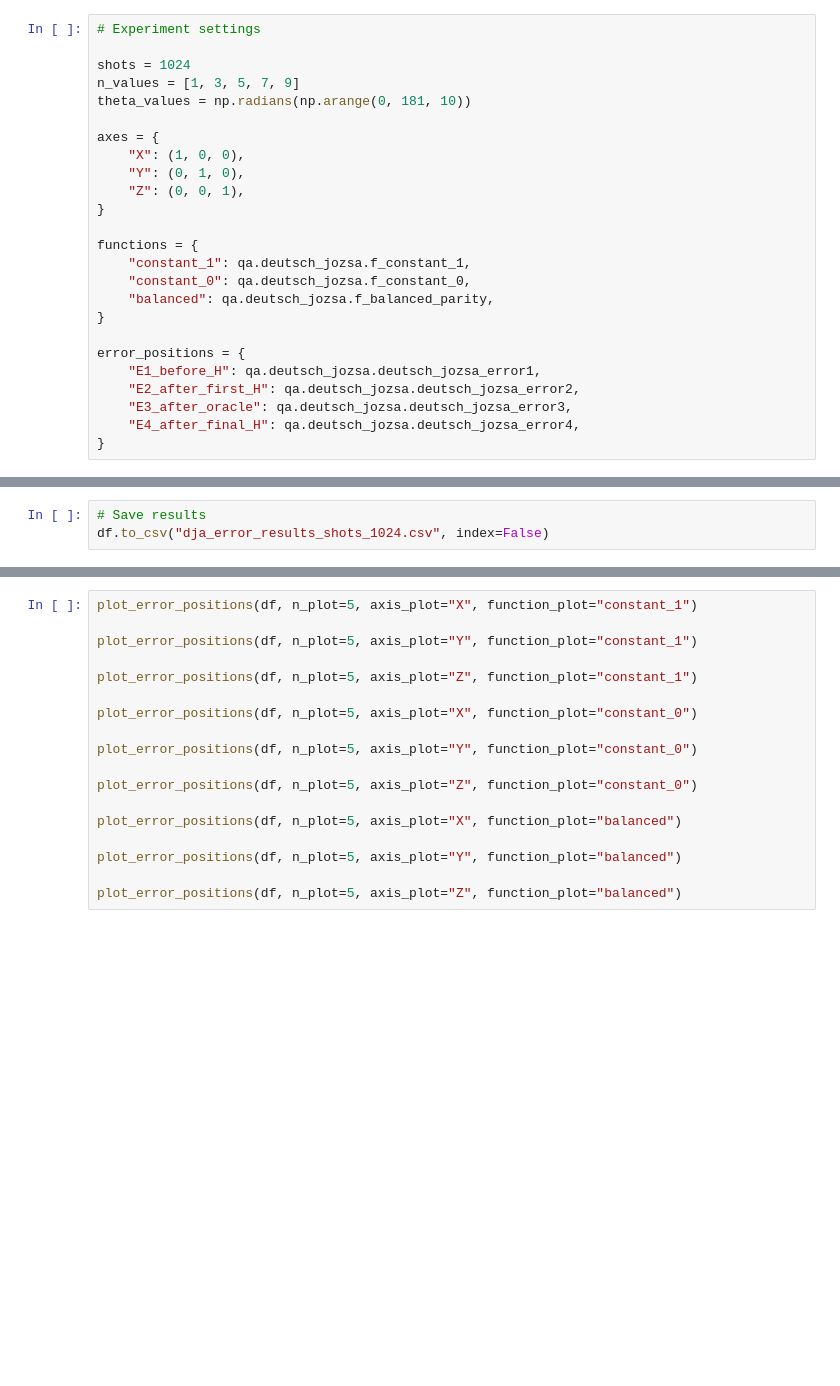
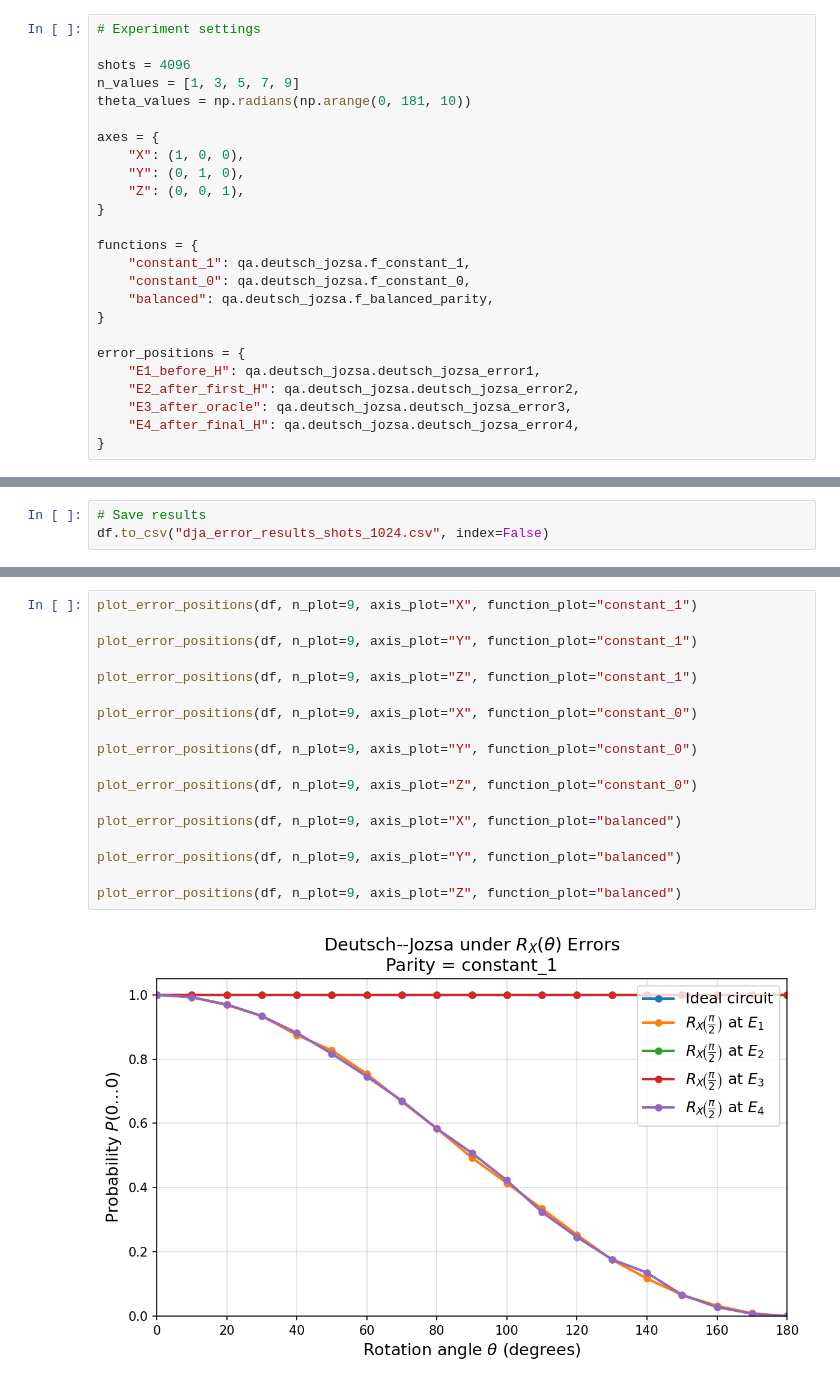
Before and after one commit to Abiyzelalem27/DeutschJozsaNoise, a Jupyter notebook: plot_error_positions.ipynb, the cells around one changed output, grey strips where cells are left out. Cells and saved outputs as stored; diff of their text form; blank space fills up the shorter version.

Commit message:
add image

```diff
--- a/plot_error_positions.ipynb
+++ b/plot_error_positions.ipynb
@@ -10,7 +10,7 @@ import quantum_algorithms as qa
 # %%
 # Experiment settings
 
-shots = 1024
+shots = 4096
 n_values = [1, 3, 5, 7, 9]
 theta_values = np.radians(np.arange(0, 181, 10))
 
@@ -169,18 +216,20 @@ plotting.plot_error_positions(df, n_plot=5, axis_plot="X", function_plot="consta
 # %%
-plot_error_positions(df, n_plot=5, axis_plot="X", function_plot="constant_1")
+plot_error_positions(df, n_plot=9, axis_plot="X", function_plot="constant_1")
 
-plot_error_positions(df, n_plot=5, axis_plot="Y", function_plot="constant_1")
+plot_error_positions(df, n_plot=9, axis_plot="Y", function_plot="constant_1")
 
-plot_error_positions(df, n_plot=5, axis_plot="Z", function_plot="constant_1")
+plot_error_positions(df, n_plot=9, axis_plot="Z", function_plot="constant_1")
 
-plot_error_positions(df, n_plot=5, axis_plot="X", function_plot="constant_0")
+plot_error_positions(df, n_plot=9, axis_plot="X", function_plot="constant_0")
 
-plot_error_positions(df, n_plot=5, axis_plot="Y", function_plot="constant_0")
+plot_error_positions(df, n_plot=9, axis_plot="Y", function_plot="constant_0")
 
-plot_error_positions(df, n_plot=5, axis_plot="Z", function_plot="constant_0")
+plot_error_positions(df, n_plot=9, axis_plot="Z", function_plot="constant_0")
 
-plot_error_positions(df, n_plot=5, axis_plot="X", function_plot="balanced")
+plot_error_positions(df, n_plot=9, axis_plot="X", function_plot="balanced")
 
-plot_error_positions(df, n_plot=5, axis_plot="Y", function_plot="balanced")
+plot_error_positions(df, n_plot=9, axis_plot="Y", function_plot="balanced")
 
-plot_error_positions(df, n_plot=5, axis_plot="Z", function_plot="balanced")
+plot_error_positions(df, n_plot=9, axis_plot="Z", function_plot="balanced")
+# %% [output]
+[figure, added]
```
Also changed, not shown: parts of 9 cells of this notebook, 10 other files.
